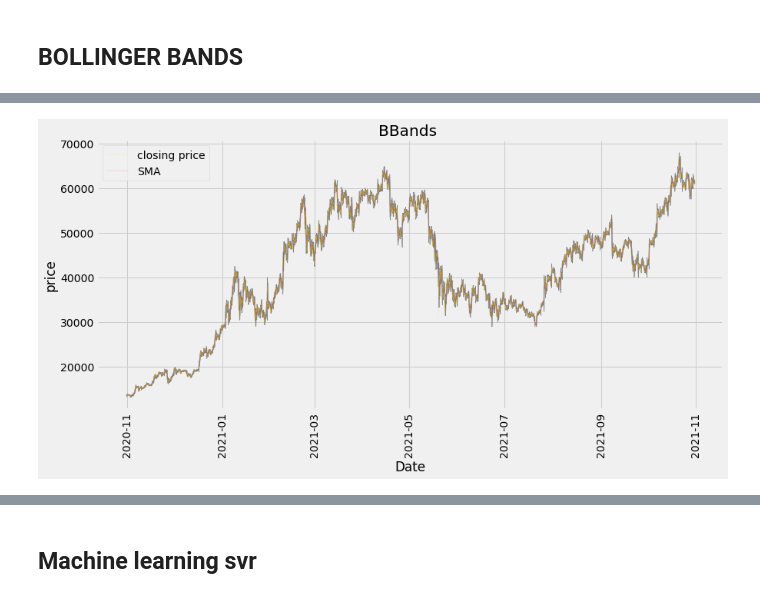
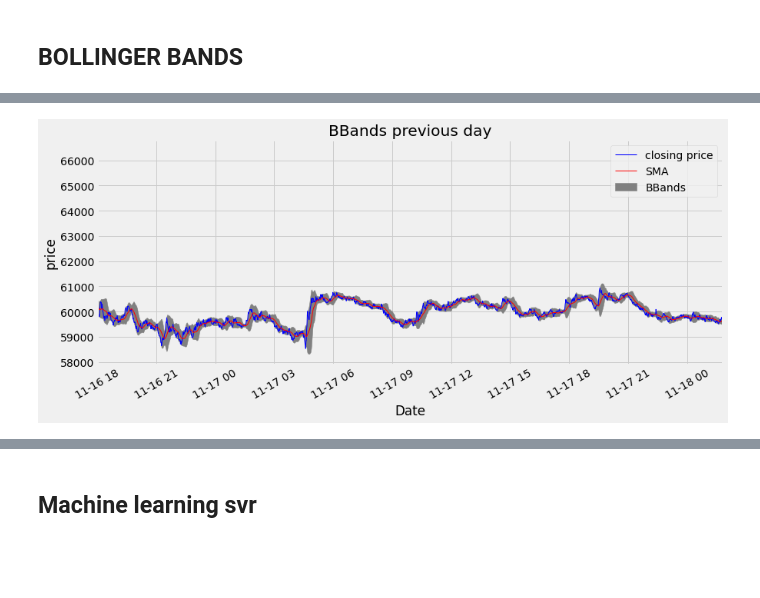
Before and after one commit to coldstrel/bitcoin_final, a Jupyter notebook: Team_4_Crypto_Bot.ipynb, the cells around one changed output, grey strips where cells are left out. Cells and saved outputs as stored; diff of their text form; code cells hidden in the pictures; blank space fills up the shorter version.

```diff
--- a/Team_4_Crypto_Bot.ipynb
+++ b/Team_4_Crypto_Bot.ipynb
@@ -91,0 +54,3 @@ BTC_data_complete_dateindex_df.tail()
+# %%
+crypto_df= get_crypto_data('BTCUSDT','1m','1 week').tz_localize('UTC').tz_convert('Mexico/General')
+crypto_df.shape
@@ -425,16 +389,17 @@ BTC_BB_df1.head()
 # %%
+crypto_BBand_df =crypto_df.copy(deep=True)
 # calculate SMA, SD, UPPER BAN, LOWER BAND
 #GET TIME PERIOD
 period = 20
 
 # calculate SMA
-BTC_BB_df1['SMA']=BTC_BB_df1['Last'].rolling(window = period).mean()
+crypto_BBand_df['SMA']=crypto_BBand_df['Last'].rolling(window = period).mean()
 #calculate std
-BTC_BB_df1['STD']=BTC_BB_df1['Last'].rolling(window = period).std()
+crypto_BBand_df['STD']=crypto_BBand_df['Last'].rolling(window = period).std()
 #calculate BB UP
-BTC_BB_df1['BBand Upper']=BTC_BB_df1['SMA']+(BTC_BB_df1['STD']*2)
+crypto_BBand_df['BBand Upper']=crypto_BBand_df['SMA']+(crypto_BBand_df['STD']*2)
 #calculate BB LOW
-BTC_BB_df1['BBand Lower']=BTC_BB_df1['SMA']-(BTC_BB_df1['STD']*2)
+crypto_BBand_df['BBand Lower']=crypto_BBand_df['SMA']-(crypto_BBand_df['STD']*2)
 
-BTC_BB_df1.head()
+crypto_BBand_df.head()
 # %% [output]
@@ -457,18 +431,21 @@ plt.show()
 # %%
+now = datetime.now()
+Previous_Date = date.today() - timedelta(days=1)
 #list of colmns to keep
 column_ls = ['Last','SMA', 'BBand Upper','BBand Lower']
 #plot data
-fig = plt.figure(figsize = (13,6))
+fig = plt.figure(figsize = (13,5))
 ax=fig.add_subplot(1,1,1)
-x_axis=BTC_BB_df1.index
-ax.fill_between(x_axis,BTC_BB_df1['BBand Upper'], BTC_BB_df1['BBand Lower'], color='grey')
-ax.plot(x_axis,BTC_BB_df1['Last'], color = 'gold', label='closing price', linewidth=0.1)
-ax.plot(x_axis,BTC_BB_df1['SMA'], color = 'red', label='SMA', linewidth=0.1)
-ax.set_title('BBands ')
+x_axis=crypto_BBand_df.index
+ax.fill_between(x_axis,crypto_BBand_df['BBand Upper'], crypto_BBand_df['BBand Lower'],label='BBands', color='grey')
+ax.plot(x_axis,crypto_BBand_df['Last'], color = 'b', label='closing price', linewidth=1)
+ax.plot(x_axis,crypto_BBand_df['SMA'], color = 'r', label='SMA', linewidth=1)
+plt.xlim([Previous_Date,now])
+ax.set_title('BBands previous day')
 ax.set_xlabel('Date')
 ax.set_ylabel('price')
-plt.xticks(rotation = 90)
+plt.xticks(rotation=30)
 ax.legend()
 plt.show()
 # %% [output]
-[figure, old version]
+[figure, new version]
```
Also changed, not shown: parts of 47 cells of this notebook.
